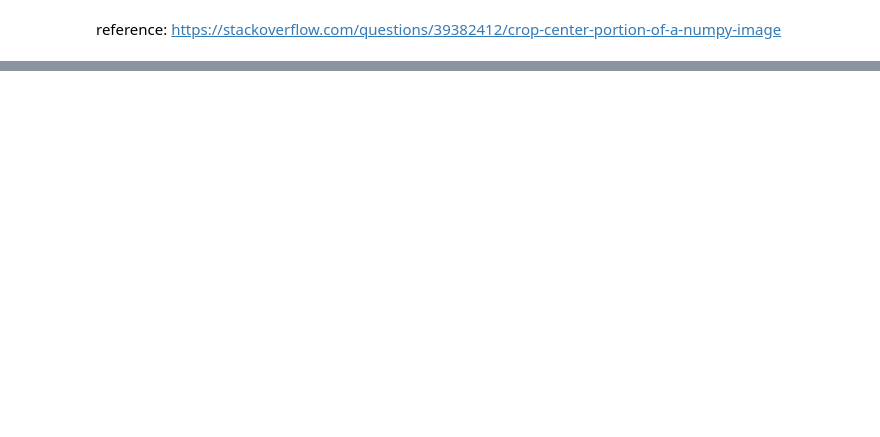
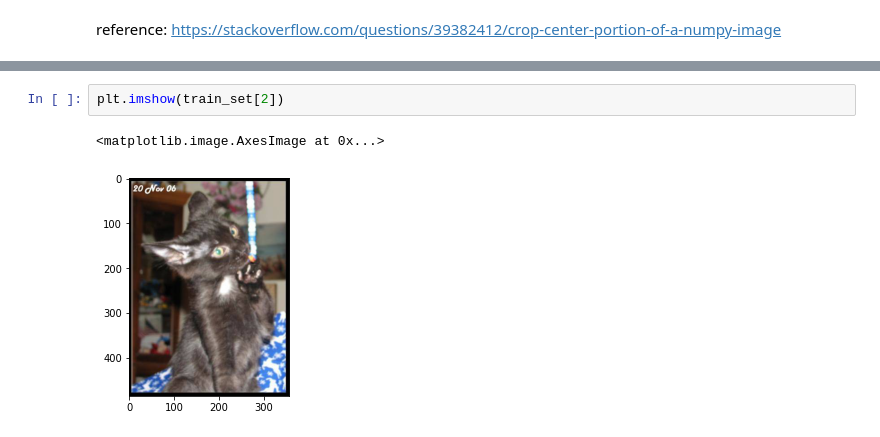
Before and after one commit to drawcodeboy/Cat_n_Dog_Classification, a Jupyter notebook: cat_n_dog_data_preprocessing_ver2.ipynb, the cells around one changed output, grey strips where cells are left out. Cells and saved outputs as stored; diff of their text form; blank space fills up the shorter version.

```diff
--- a/cat_n_dog_data_preprocessing_ver2.ipynb
+++ b/cat_n_dog_data_preprocessing_ver2.ipynb
@@ -30,2 +53,7 @@ reference: https://stackoverflow.com/questions/39382412/crop-center-portion-of-a
 def minmax_scaler(img):
     return img / 255.0
+# %%
+plt.imshow(train_set[2])
+# %% [output]
+<matplotlib.image.AxesImage at 0x...>
+[figure, added]
```
Also changed, not shown: parts of 10 cells of this notebook.
